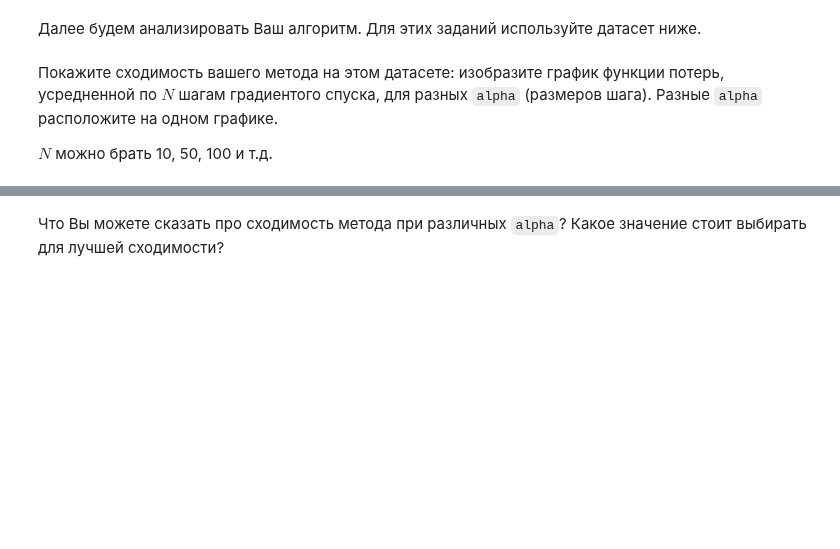
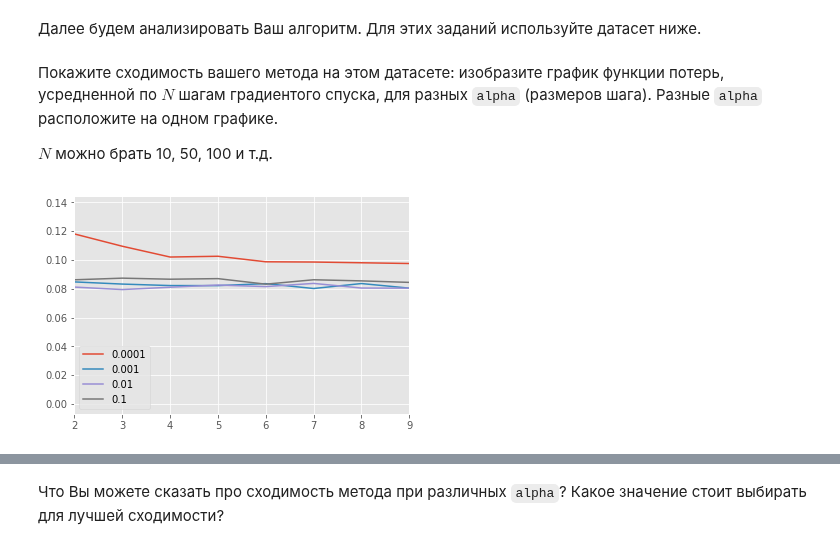
Before and after one commit to DKosov/TechnoSphere, a Jupyter notebook: ds/3/kosov_hw3.ipynb, the cells around one changed output, grey strips where cells are left out. Cells and saved outputs as stored; diff of their text form; code cells hidden in the pictures; blank space fills up the shorter version.

```diff
--- a/ds/3/kosov_hw3.ipynb
+++ b/ds/3/kosov_hw3.ipynb
@@ -422,0 +424,11 @@ $N$ можно брать 10, 50, 100 и т.д.
+# %%
+params = [0.0001, 0.001, 0.01, 0.1]
+for alpha in params:
+    clf = MySGDClassifier(batch_generator, alpha=alpha, max_epoch=10, C=1000)
+    clf.fit(X, y)
+    plt.plot(clf.errors_log)
+plt.legend(params)
+plt.xlim(2, 9)
+plt.show()
+# %% [output]
+[figure, added]
```
Also changed, not shown: parts of 42 cells of this notebook.
